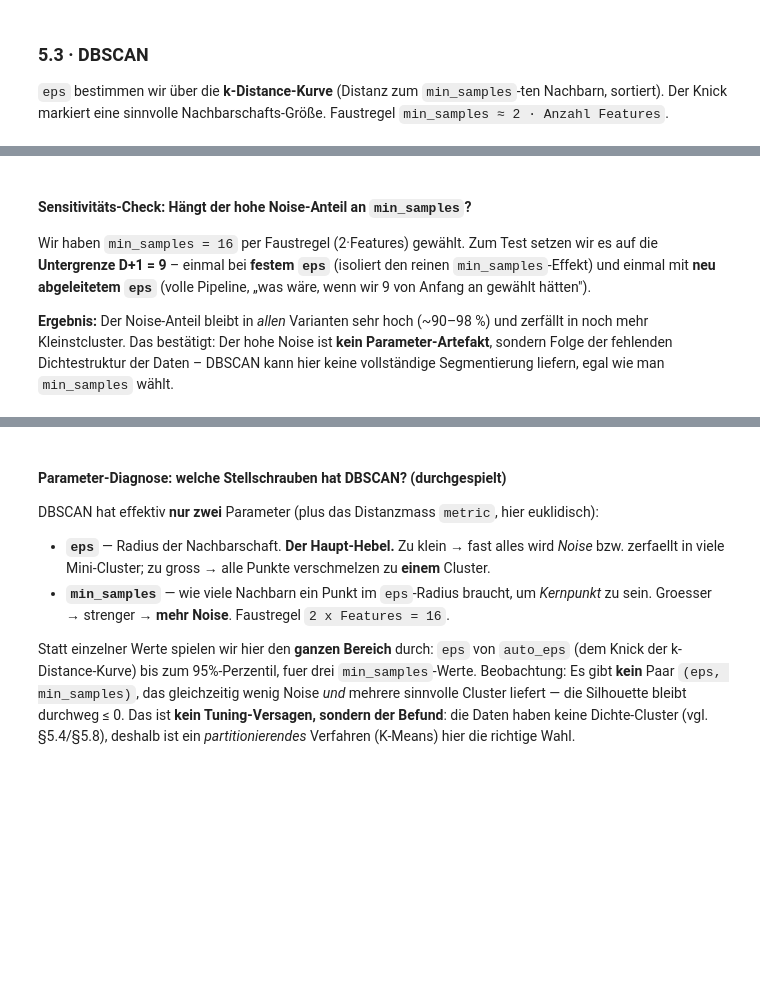
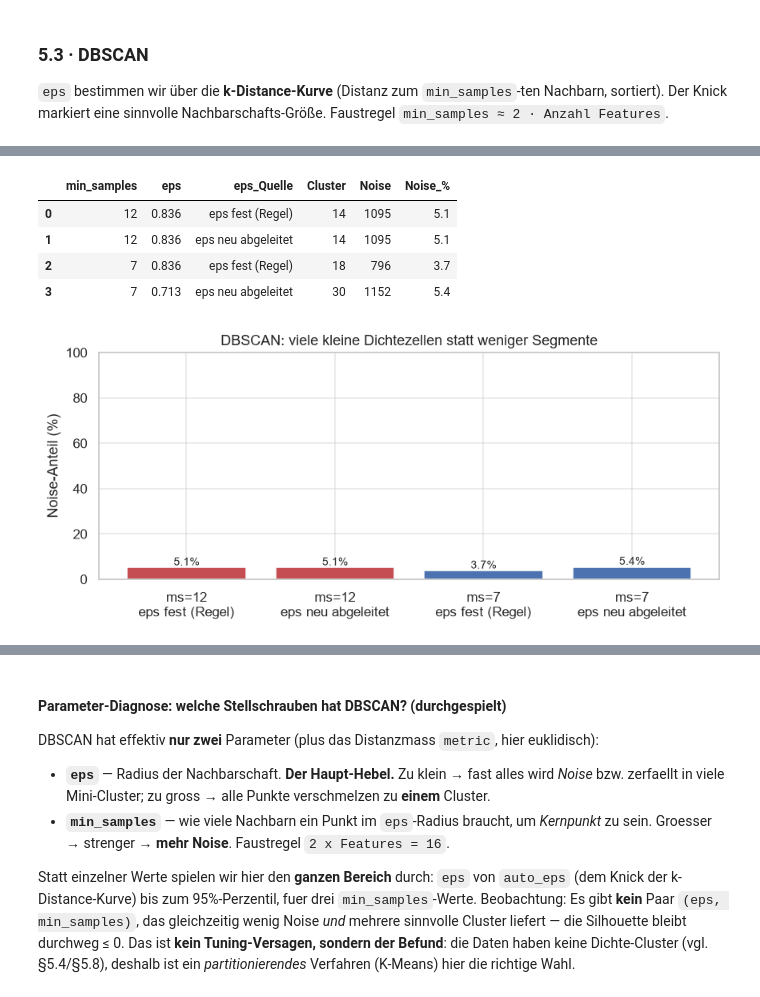
Before and after one commit to Davido2909/DDM_Meilensteine, a Jupyter notebook: Meilenstein_4/DDM_M4_Clustering.ipynb, the cells around one changed output, grey strips where cells are left out. Cells and saved outputs as stored; diff of their text form; code cells hidden in the pictures; blank space fills up the shorter version.

```diff
--- a/Meilenstein_4/DDM_M4_Clustering.ipynb
+++ b/Meilenstein_4/DDM_M4_Clustering.ipynb
@@ -368,47 +376,40 @@ plot_clusters(labels_db, f"DBSCAN (eps={eps:.2f}, min_samples={min_samples})")
-# %% [markdown]
-#### Sensitivitäts-Check: Hängt der hohe Noise-Anteil an `min_samples`?
-Wir haben `min_samples = 16` per Faustregel (2·Features) gewählt. Zum Test setzen wir es auf die **Untergrenze D+1 = 9** – einmal bei **festem `eps`** (isoliert den reinen `min_samples`-Effekt) und einmal mit **neu abgeleitetem `eps`** (volle Pipeline, „was wäre, wenn wir 9 von Anfang an gewählt hätten").
-
-**Ergebnis:** Der Noise-Anteil bleibt in *allen* Varianten sehr hoch (~90–98 %) und zerfällt in noch mehr Kleinstcluster. Das bestätigt: Der hohe Noise ist **kein Parameter-Artefakt**, sondern Folge der fehlenden Dichtestruktur der Daten – DBSCAN kann hier keine vollständige Segmentierung liefern, egal wie man `min_samples` wählt.
 # %%
-# Sensitivitäts-Check: Hängt der hohe Noise-Anteil an min_samples?
-# Faustregel 2*D = 16 vs. Untergrenze D+1 = 9, je einmal mit festem eps
-# (isoliert den min_samples-Effekt) und mit neu abgeleitetem eps (volle Pipeline).
-from sklearn.neighbors import NearestNeighbors
-
-def eps_for(ms):
-    nn = NearestNeighbors(n_neighbors=ms).fit(X)
-    kd = np.sort(nn.kneighbors(X)[0][:, -1])
-    line = np.linspace(kd[0], kd[-1], len(kd))
-    return kd[np.argmax(kd - line)]
+# Hängt das Ergebnis an min_samples? Faustregel 2*D=12 vs. Untergrenze D+1=7,
+# je einmal mit festem eps (isoliert min_samples) und mit neu abgeleitetem eps.
+ms_rule = 2 * X.shape[1]       # 12
+ms_min  = X.shape[1] + 1       # 7
+eps_ref, _ = knee_eps(X, ms_rule)
 
 def dbscan_eval(ms, eps_val):
     lab = DBSCAN(eps=eps_val, min_samples=ms).fit(X).labels_
     nc = len(set(lab)) - (1 if -1 in lab else 0)
     noise = int((lab == -1).sum())
     return nc, noise, round(noise / len(X) * 100, 1)
 
-eps_ref = eps_for(16)          # eps aus der Faustregel-Pipeline (fest halten)
 rows = []
-for ms in (16, 9):
-    for src, e in [("eps fest (16er)", eps_ref), ("eps neu abgeleitet", eps_for(ms))]:
+for ms in (ms_rule, ms_min):
+    for src, e in [("eps fest (Regel)", eps_ref), ("eps neu abgeleitet", knee_eps(X, ms)[0])]:
         nc, no, pc = dbscan_eval(ms, e)
         rows.append({"min_samples": ms, "eps": round(float(e), 3), "eps_Quelle": src,
                      "Cluster": nc, "Noise": no, "Noise_%": pc})
 sens = pd.DataFrame(rows)
 display(sens)
 
 nl = chr(10)
 labels_bar = [f"ms={r.min_samples}{nl}{r.eps_Quelle}" for r in sens.itertuples()]
-plt.figure(figsize=(7.5, 3.6))
+plt.figure(figsize=(8, 3.6))
 bars = plt.bar(labels_bar, sens["Noise_%"],
                color=["#C44E52", "#C44E52", "#4C72B0", "#4C72B0"])
 plt.ylabel("Noise-Anteil (%)"); plt.ylim(0, 100)
-plt.title("DBSCAN: Noise-Anteil bleibt hoch - unabhaengig von min_samples")
+plt.title("DBSCAN: viele kleine Dichtezellen statt weniger Segmente")
 for b, v in zip(bars, sens["Noise_%"]):
     plt.text(b.get_x() + b.get_width() / 2, v + 1, f"{v:.1f}%", ha="center", fontsize=9)
 plt.tight_layout(); plt.show()
-
-print("Selbst im besten Fall (~90% Noise) liefert DBSCAN keine vollstaendige Segmentierung")
-print("-> hoher Noise ist kein Parameter-Artefakt, sondern Folge fehlender Dichtestruktur.")
+# %% [output]
+|  | min_samples | eps | eps_Quelle | Cluster | Noise | Noise_% |
+| 0 | 12 | 0.836 | eps fest (Regel) | 14 | 1095 | 5.1 |
+| 1 | 12 | 0.836 | eps neu abgeleitet | 14 | 1095 | 5.1 |
+| 2 | 7 | 0.836 | eps fest (Regel) | 18 | 796 | 3.7 |
+| 3 | 7 | 0.713 | eps neu abgeleitet | 30 | 1152 | 5.4 |
+[figure, added]
 # %%
```
Also changed, not shown: parts of 4 cells of this notebook.
